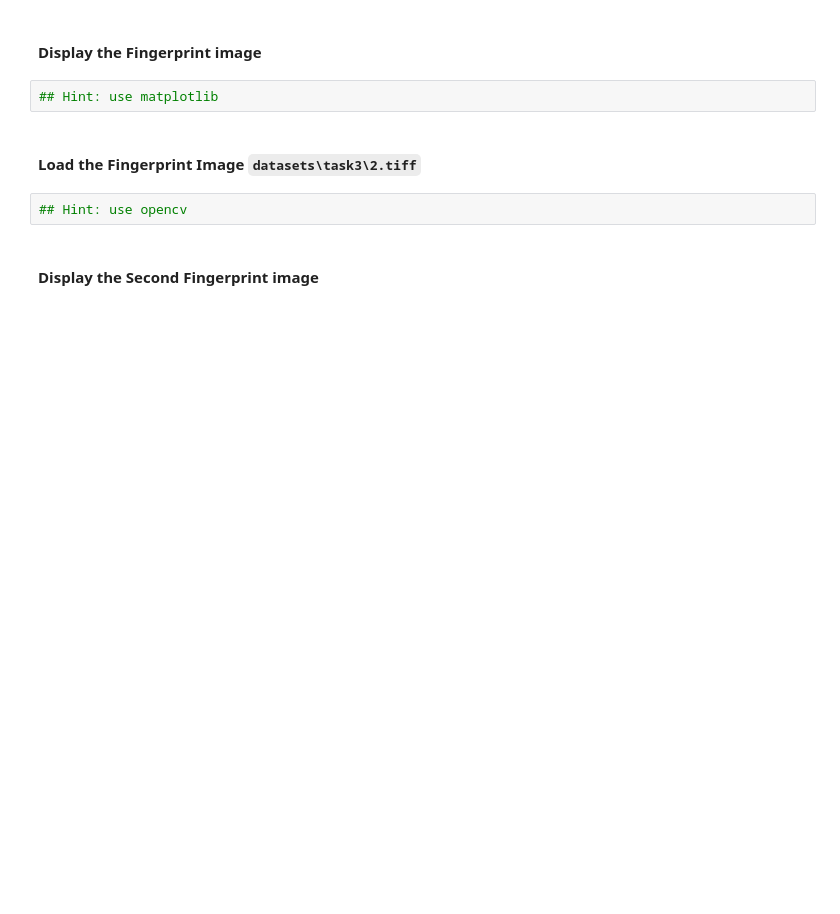
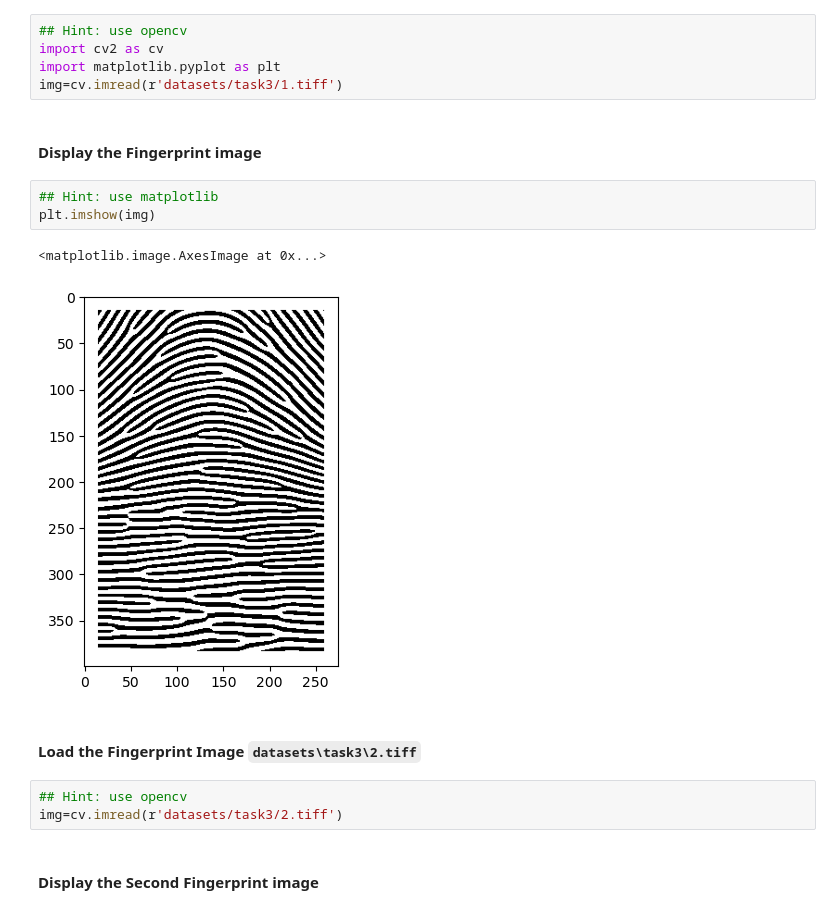
Before and after one commit to nishkalprakash/learn-fingerprint-processing, a Jupyter notebook: milestone_2.ipynb, the cells around one changed output. Drawn from its saved outputs; the diff is of its cells as text; blank space fills up the shorter version.

Commit message:
Task 1 and task 2 of milestone 2 done

```diff
--- a/milestone_2.ipynb
+++ b/milestone_2.ipynb
@@ -17,11 +15,21 @@ You may add more code and markdown cells as needed
+# %%
+## Hint: use opencv
+import cv2 as cv
+import matplotlib.pyplot as plt
+img=cv.imread(r'datasets/task3/1.tiff')
 # %% [markdown]
 #### Display the Fingerprint image
 # %%
 ## Hint: use matplotlib
+plt.imshow(img)
+# %% [output]
+<matplotlib.image.AxesImage at 0x...>
+[figure, added]
 # %% [markdown]
 #### Load the Fingerprint Image `datasets\task3\2.tiff`
 # %%
 ## Hint: use opencv
+img=cv.imread(r'datasets/task3/2.tiff')
 # %% [markdown]
 #### Display the Second Fingerprint image
 # %%
```
Also changed, not shown: parts of 16 cells of this notebook.
